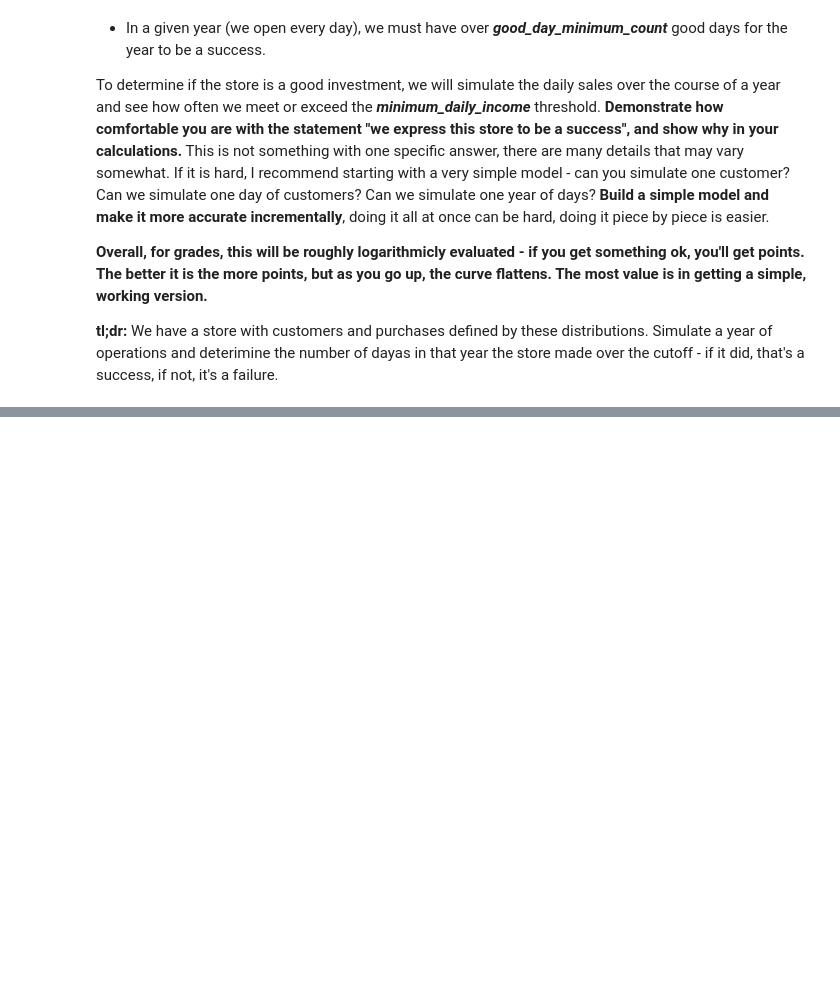
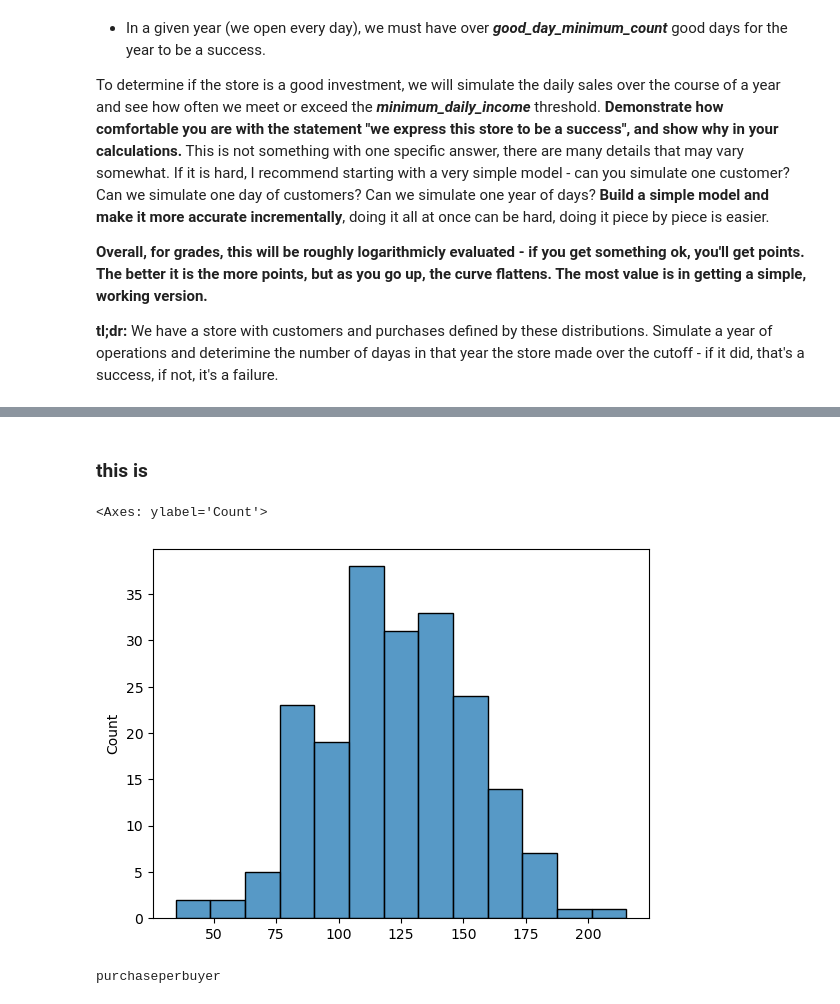
Before and after one commit to AkeemSemperDataScience/data3450-exam-1-haeldatawrapper, a Jupyter notebook: START_Exam_1.ipynb, the cells around one changed output, grey strips where cells are left out. Drawn from its saved outputs; the diff is of its cells as text; code cells hidden in the pictures; blank space fills up the shorter version.

```diff
--- a/START_Exam_1.ipynb
+++ b/START_Exam_1.ipynb
@@ -117,0 +289,2 @@ good_day_minimum_count = 365 - (int(365 * good_day_minimum_rate))
+# %% [markdown]
+### this is
@@ -117,0 +293,10 @@ good_day_minimum_count = 365 - (int(365 * good_day_minimum_rate))
+# %%
+purchaseperbuyer = np.random.normal(size = 200, loc = 125, scale = 30) # purchaseperbuyer per day
+sns.histplot(purchaseperbuyer)
+# %% [output]
+<Axes: ylabel='Count'>
+[figure, added]
+# %%
+print('purchaseperbuyer')
+# %% [output]
+purchaseperbuyer
```
Also changed, not shown: parts of 21 cells of this notebook.
